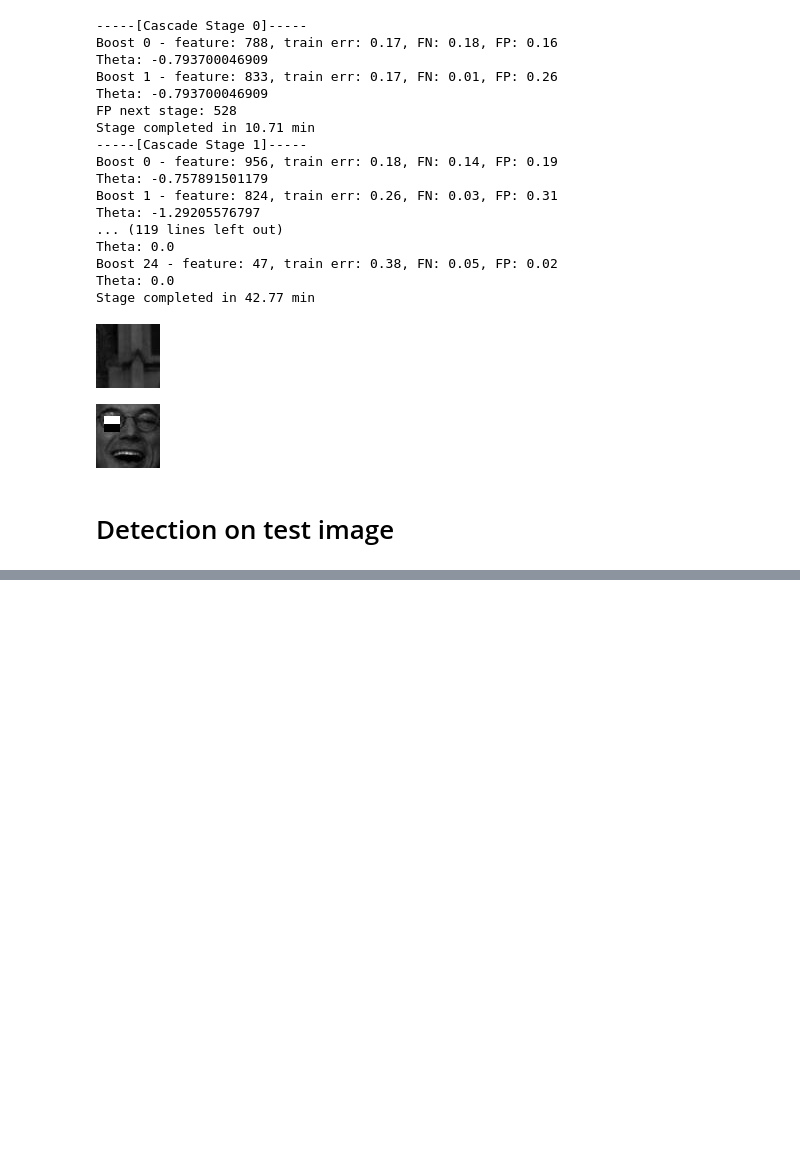
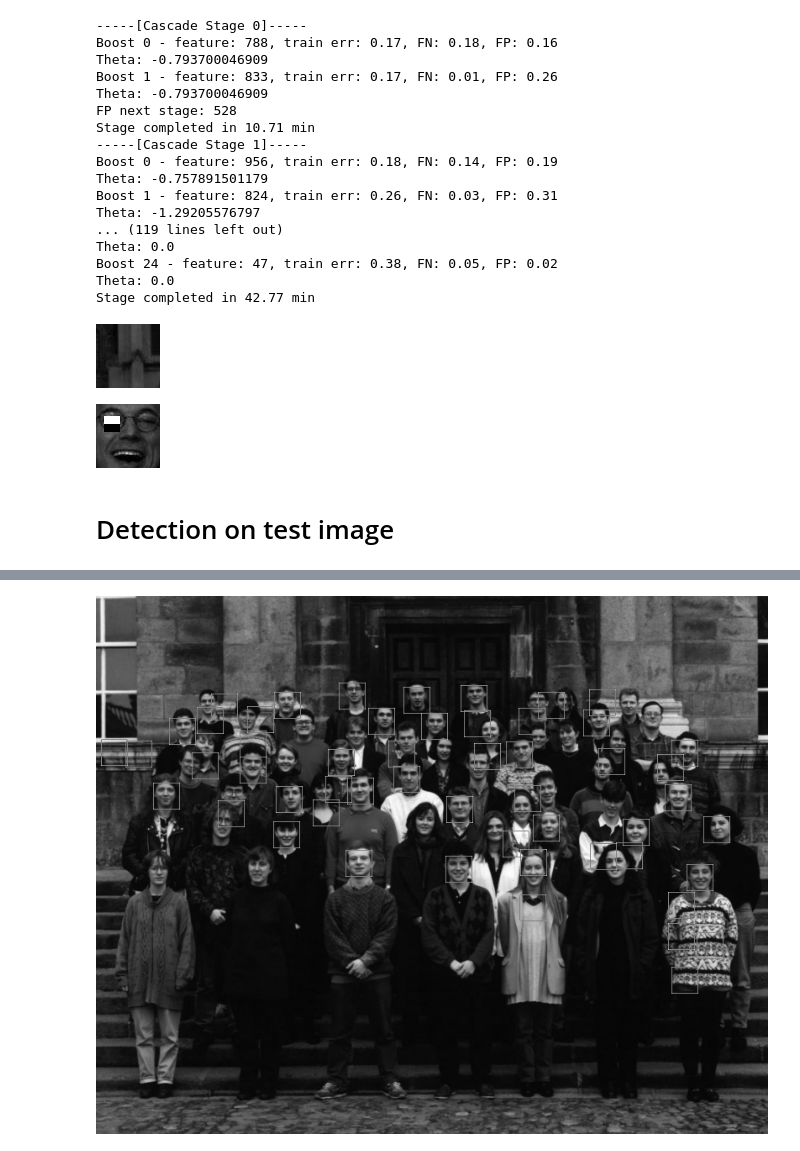
Before and after one commit to nffaruk/stat37710_ML_notebooks, a Jupyter notebook: nffaruk_hw3_clean.ipynb, the cells around one changed output, grey strips where cells are left out. Saved outputs shown, nothing was run; the diff lists cells and outputs as text; code cells hidden in the pictures; blank space fills up the shorter version.

```diff
--- a/nffaruk_hw3_clean.ipynb
+++ b/nffaruk_hw3_clean.ipynb
@@ -419,0 +539,7 @@ display(img)
+# %%
+%%time
+img = Image.open("class.jpg")
+im_arr = np.asarray(img)
+
+vj_detect = vj_detector2(h_cascade)
+faces = vj_detect.detect(im_arr)
@@ -419,0 +549,14 @@ display(img)
+# %%
+draw = ImageDraw.Draw(img)
+for face in faces:
+    rect1 = list(face)
+    rect2 = np.copy(face)
+    rect2[:2] += 1
+    rect2[-2:] -= 1
+    rect2 = list(rect2)
+
+    draw.rectangle(rect1, outline='white')
+    draw.rectangle(rect2, outline='black')
+display(img)
+# %% [output]
+[figure, added]
```
Also changed, not shown: parts of 5 cells of this notebook.
